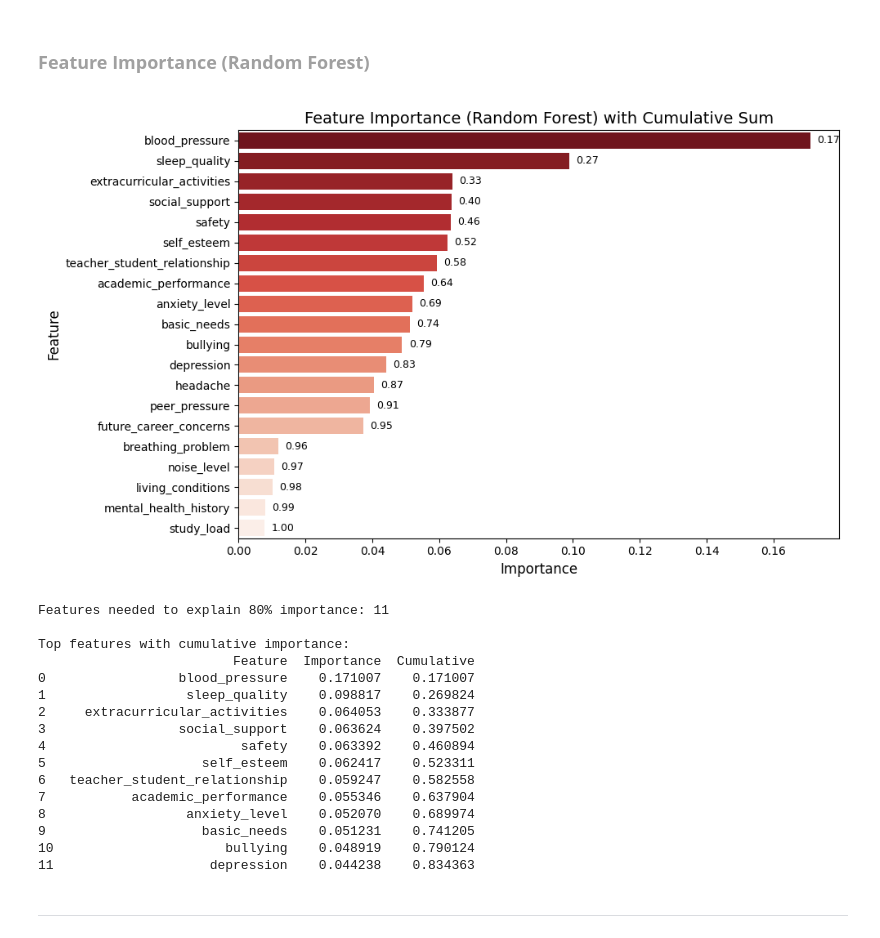
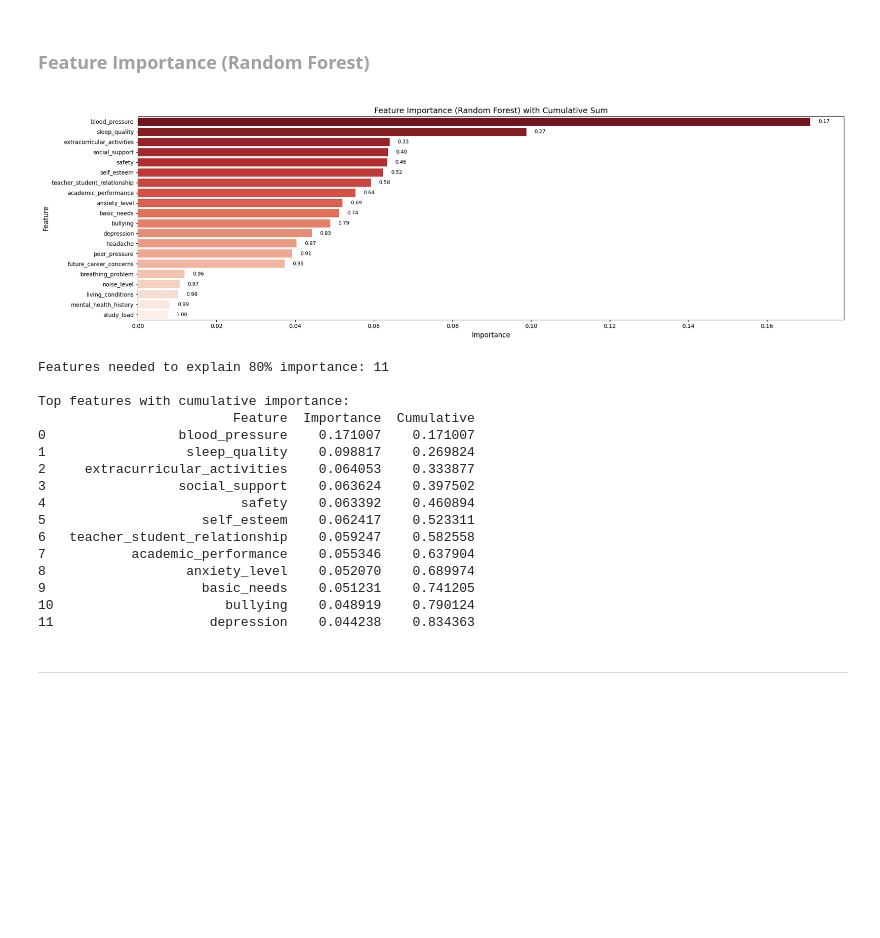
Before and after one commit to sandosaa/ML-project, a Jupyter notebook: ML project.ipynb, the cells around one changed output. Cells and saved outputs as stored; diff of their text form; code cells hidden in the pictures; blank space fills up the shorter version.

```diff
--- a/ML project.ipynb
+++ b/ML project.ipynb
@@ -651,35 +651,35 @@ Feature Importance (Random Forest)
 # cspell:disable
 # Add cumulative importance
 fi_sorted = fi.sort_values('Importance', ascending=False).reset_index(drop=True)
 fi_sorted['Cumulative'] = fi_sorted['Importance'].cumsum()
 
 # Plot
-plt.figure(figsize=(10,6))
+plt.figure(figsize=(20,6))
 sns.barplot(
     x="Importance",
     y="Feature",
     data=fi,
     palette=list(reversed(sns.color_palette("Reds", n_colors=len(fi)))),
     hue="Feature",
     legend=False
 )
 # Annotate cumulative values on bars
 for i, cum in enumerate(fi_sorted['Cumulative']):
     plt.text(fi_sorted['Importance'].iloc[i] + 0.002, i, f"{cum:.2f}", va='center', fontsize=9)
 
 plt.title('Feature Importance (Random Forest) with Cumulative Sum', fontsize=14)
 plt.xlabel('Importance', fontsize=12)
 plt.ylabel('Feature', fontsize=12)
 plt.tight_layout()
 plt.show()
 
 # Print: How many features needed to reach 80% cumulative importance
 n_features_80 = (fi_sorted['Cumulative'] <= 0.80).sum()
 print(f"\nFeatures needed to explain 80% importance: {n_features_80}")
 print("\nTop features with cumulative importance:")
 print(fi_sorted[['Feature', 'Importance', 'Cumulative']].head(n_features_80 + 1))
 # %% [output]
-[figure, old version]
+[figure, new version]
 Features needed to explain 80% importance: 11
 
 Top features with cumulative importance:
```
Also changed, not shown: parts of 8 cells of this notebook.
